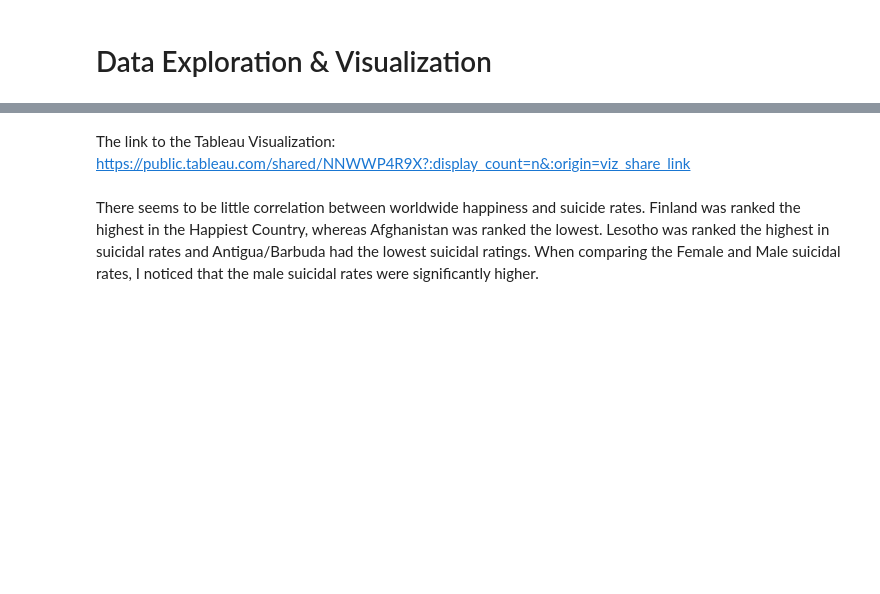
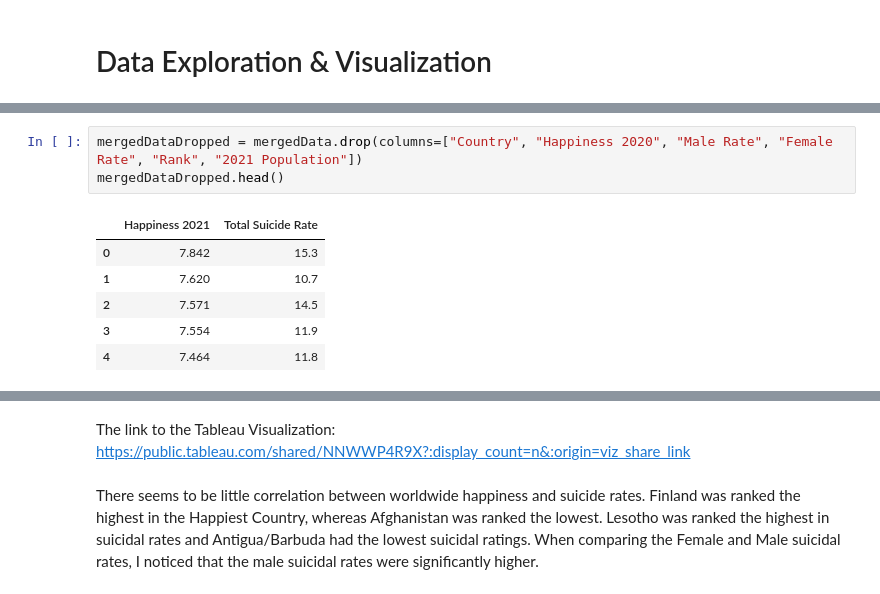
Before and after one commit to apowell18/WorldSuicideAndHappinessAnalysis, a Jupyter notebook: SuicideRates_vs_Happiness_Analysis.ipynb, the cells around one changed output, grey strips where cells are left out. Cells and saved outputs as stored; diff of their text form; blank space fills up the shorter version.

```diff
--- a/SuicideRates_vs_Happiness_Analysis.ipynb
+++ b/SuicideRates_vs_Happiness_Analysis.ipynb
@@ -137,0 +149,10 @@ files.download("SuicideDataSet.csv")
+# %%
+mergedDataDropped = mergedData.drop(columns=["Country", "Happiness 2020", "Male Rate", "Female Rate", "Rank", "2021 Population"])
+mergedDataDropped.head()
+# %% [output]
+|  | Happiness 2021 | Total Suicide Rate |
+| 0 | 7.842 | 15.3 |
+| 1 | 7.620 | 10.7 |
+| 2 | 7.571 | 14.5 |
+| 3 | 7.554 | 11.9 |
+| 4 | 7.464 | 11.8 |
```
Also changed, not shown: parts of 2 cells of this notebook.
